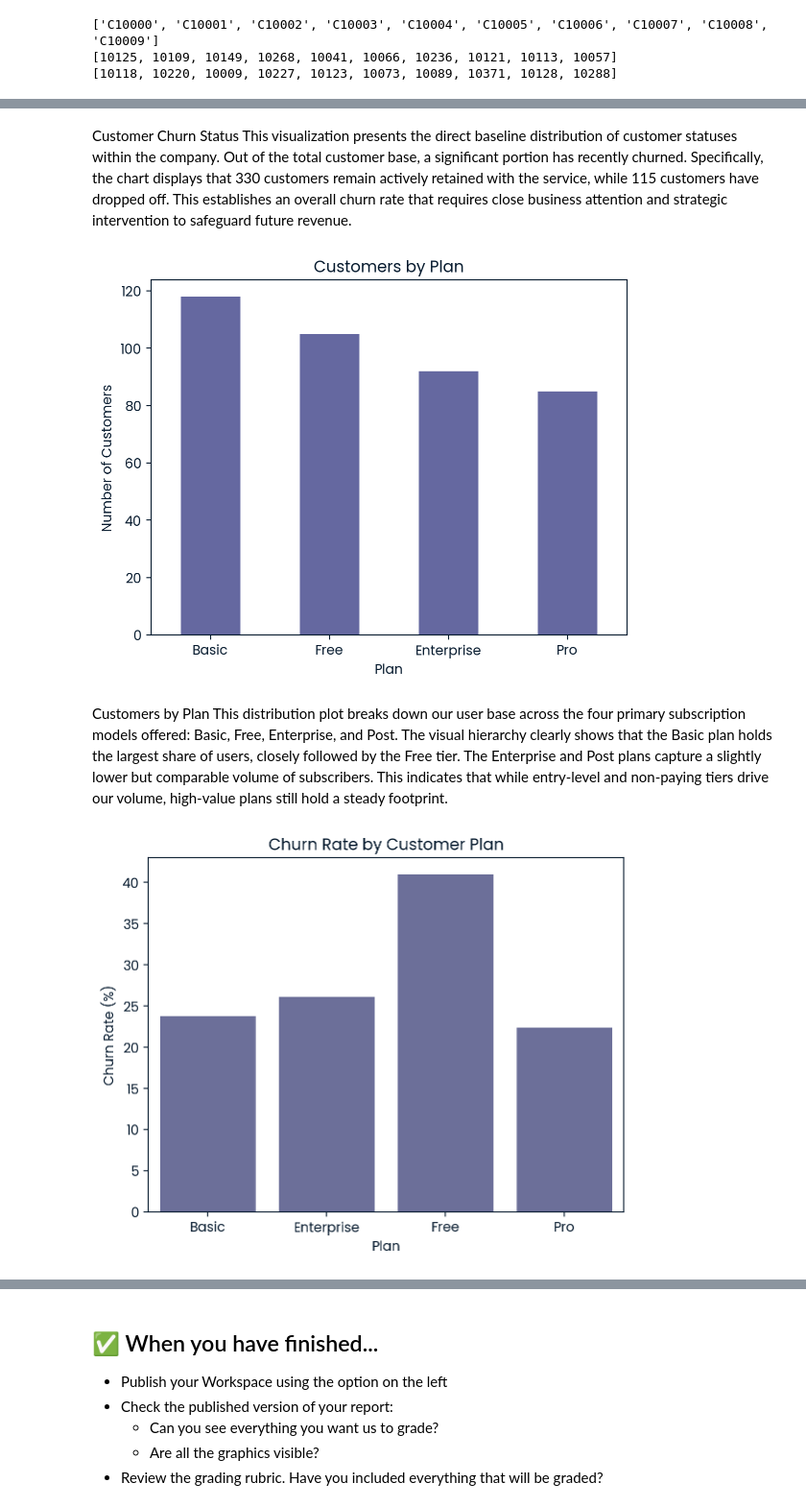
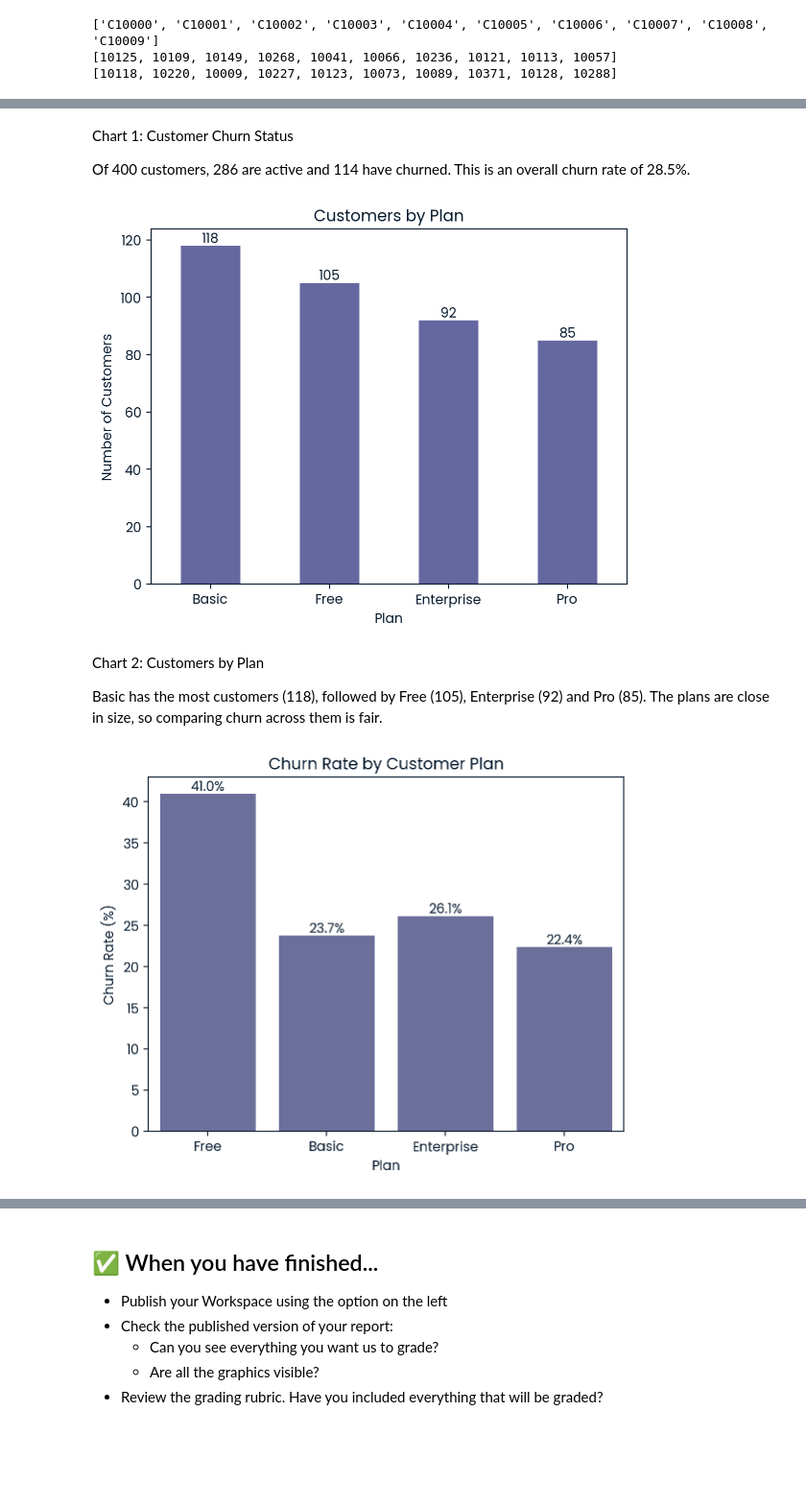
Before and after one commit to sifatsiddiki/Fitly-User-Activity-Analysis, a Jupyter notebook: notebook.ipynb, the cells around one changed output, grey strips where cells are left out. Shown at 96% size. Cells and saved outputs as stored; diff of their text form; code cells hidden in the pictures; blank space fills up the shorter version.

```diff
--- a/notebook.ipynb
+++ b/notebook.ipynb
@@ -147,0 +89,23 @@ The data types were reviewed and the datasets were suitable for analysis. No row
+# %%
+# Support channel placeholder
+print("Channel dash count:", (customer_support["channel"] == "-").sum())
+customer_support["channel"] = customer_support["channel"].replace("-", "Unknown")
+
+# Dates
+user_activity["event_time"] = pd.to_datetime(user_activity["event_time"], errors="coerce")
+customer_support["ticket_time"] = pd.to_datetime(customer_support["ticket_time"], errors="coerce")
+print("Bad dates:", user_activity["event_time"].isna().sum(), customer_support["ticket_time"].isna().sum())
+
+# Number and ID checks
+print(customer_support["resolution_time_hours"].describe())
+print(account_info["plan_list_price"].describe())
+print("Unique customer_id:", account_info["customer_id"].is_unique)
+print("Emails with @:", account_info["email"].str.contains("@").mean())
+print(customer_support["state"].value_counts())
+
+# Churn flag and ID fix
+account_info["churned"] = account_info["churn_status"].eq("Y")
+account_info["user_id"] = account_info["customer_id"].str.replace("C", "", regex=False).astype(int)
+print(account_info["user_id"].min(), account_info["user_id"].max())
+print("Support IDs matched:", customer_support["user_id"].isin(account_info["user_id"]).mean())
+print("Activity IDs matched:", user_activity["user_id"].isin(account_info["user_id"]).mean())
@@ -266,8 +266,10 @@ plt.show()
-# %% [markdown]
-Customer Churn Status
-This visualization presents the direct baseline distribution of customer statuses within the company. Out of the total customer base, a significant portion has recently churned. Specifically, the chart displays that 330 customers remain actively retained with the service, while 115 customers have dropped off. This establishes an overall churn rate that requires close business attention and strategic intervention to safeguard future revenue.
+# %% [markdown]
+Chart 1: Customer Churn Status
+
+Of 400 customers, 286 are active and 114 have churned. This is an overall churn rate of 28.5%.
 # %%
-account_info["plan"].value_counts().plot(kind="bar")
+ax = account_info["plan"].value_counts().plot(kind="bar")
+ax.bar_label(ax.containers[0])
 
 plt.title("Customers by Plan")
 plt.xlabel("Plan")
@@ -275,30 +277,26 @@ plt.ylabel("Number of Customers")
 plt.xticks(rotation=0)
 plt.show()
 # %% [output]
-[figure, old version]
+[figure, new version]
-# %% [markdown]
-Customers by Plan
-This distribution plot breaks down our user base across the four primary subscription models offered: Basic, Free, Enterprise, and Post. The visual hierarchy clearly shows that the Basic plan holds the largest share of users, closely followed by the Free tier. The Enterprise and Post plans capture a slightly lower but comparable volume of subscribers. This indicates that while entry-level and non-paying tiers drive our volume, high-value plans still hold a steady footprint.
+# %% [markdown]
+Chart 2: Customers by Plan
+
+Basic has the most customers (118), followed by Free (105), Enterprise (92) and Pro (85). The plans are close in size, so comparing churn across them is fair.
 # %%
-import seaborn as sns
-import matplotlib.pyplot as plt
-
 churn_by_plan = (
     account_info.groupby("plan")["churned"]
     .mean()
     .mul(100)
     .reset_index()
 )
 
-sns.barplot(
-    data=churn_by_plan,
-    x="plan",
-    y="churned"
-)
+order = ["Free", "Basic", "Enterprise", "Pro"]
+ax = sns.barplot(data=churn_by_plan, x="plan", y="churned", order=order)
+ax.bar_label(ax.containers[0], fmt="%.1f%%")
 
 plt.title("Churn Rate by Customer Plan")
 plt.xlabel("Plan")
 plt.ylabel("Churn Rate (%)")
 plt.show()
 # %% [output]
-[figure, old version]
+[figure, new version]
```
Also changed, not shown: parts of 24 cells of this notebook.
